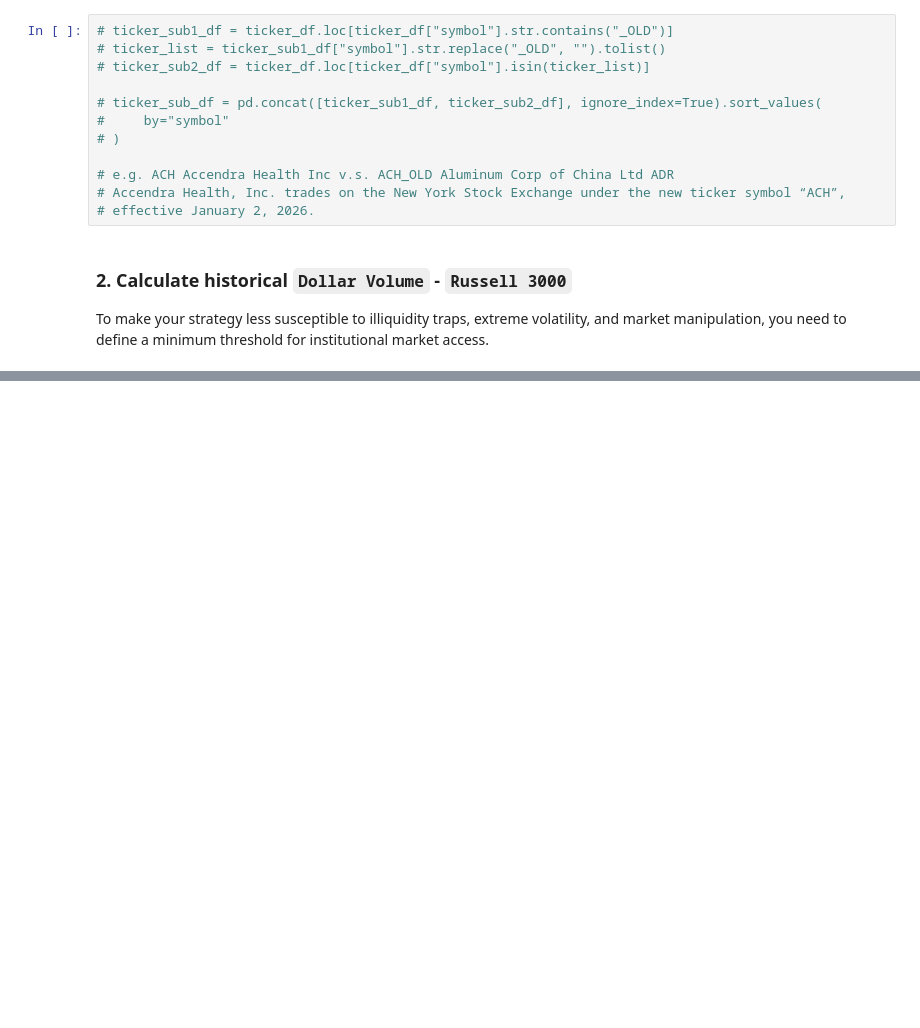
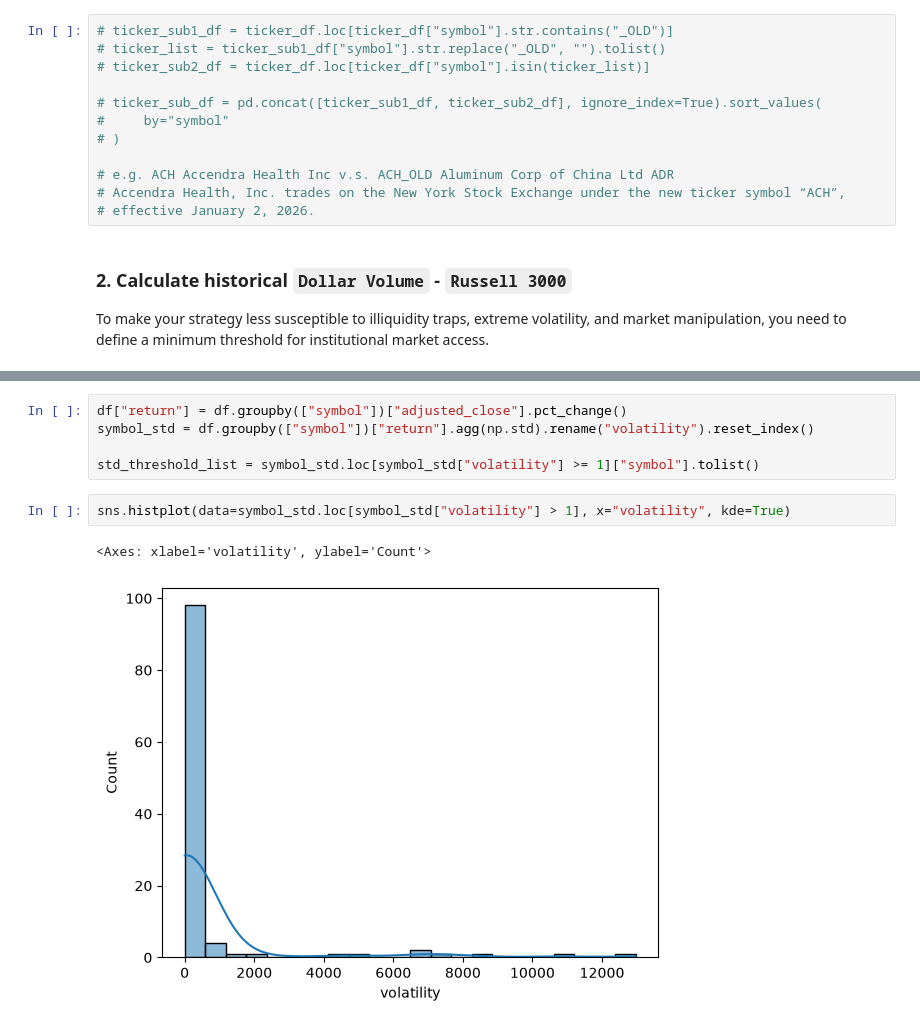
Before and after one commit to lott7/alpha_engine, a Jupyter notebook: notebooks/exploration.ipynb, the cells around one changed output, grey strips where cells are left out. Cells and saved outputs as stored; diff of their text form; blank space fills up the shorter version.

```diff
--- a/notebooks/exploration.ipynb
+++ b/notebooks/exploration.ipynb
@@ -172,0 +200,10 @@ Name: dollar_volume, dtype: float64
+# %%
+df["return"] = df.groupby(["symbol"])["adjusted_close"].pct_change()
+symbol_std = df.groupby(["symbol"])["return"].agg(np.std).rename("volatility").reset_index()
+
+std_threshold_list = symbol_std.loc[symbol_std["volatility"] >= 1]["symbol"].tolist()
+# %%
+sns.histplot(data=symbol_std.loc[symbol_std["volatility"] > 1], x="volatility", kde=True)
+# %% [output]
+<Axes: xlabel='volatility', ylabel='Count'>
+[figure, added]
```
Also changed, not shown: parts of 20 cells of this notebook, 12 other files.
